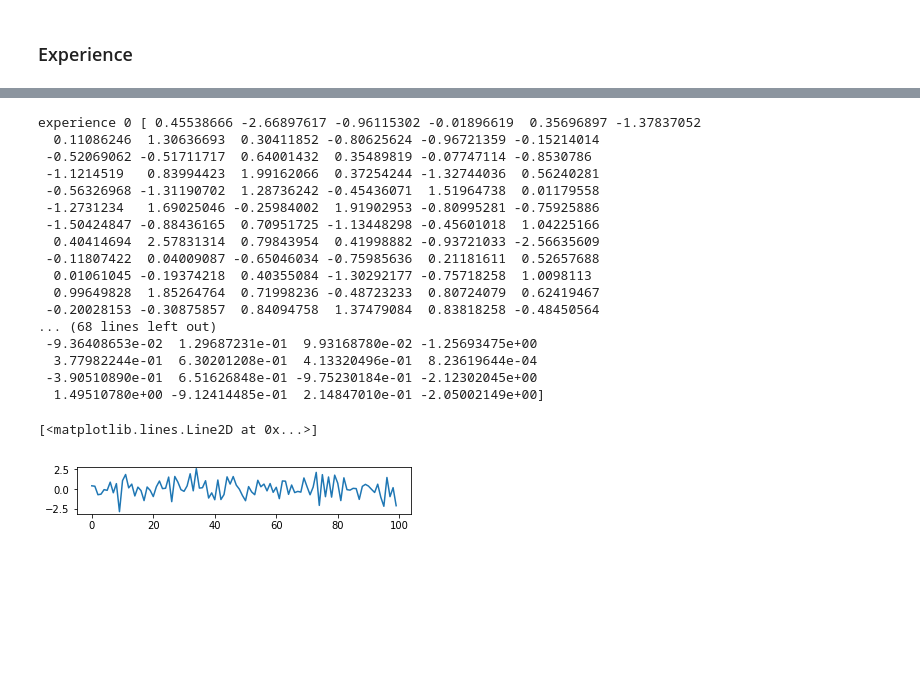
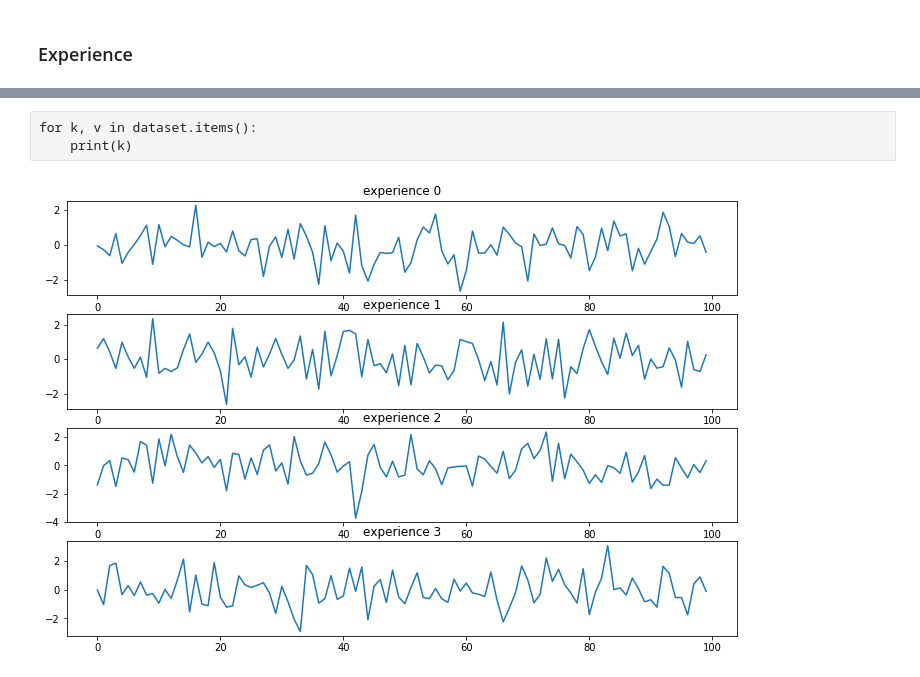
Before and after one commit to FatimaMoqran/Numpy-and-Visualisation, a Jupyter notebook: Visualisation.ipynb, the cells around one changed output, grey strips where cells are left out. Drawn from its saved outputs; the diff is of its cells as text; code cells hidden in the pictures; blank space fills up the shorter version.

```diff
--- a/Visualisation.ipynb
+++ b/Visualisation.ipynb
@@ -111,30 +112,13 @@ dataset
-# %%
-for k, v in dataset.items():
-    print(k,v)
-# %% [output]
-experience 0 [ 0.45538666 -2.66897617 -0.96115302 -0.01896619  0.35696897 -1.37837052
-  0.11086246  1.30636693  0.30411852 -0.80625624 -0.96721359 -0.15214014
- -0.52069062 -0.51711717  0.64001432  0.35489819 -0.07747114 -0.8530786
- -1.1214519   0.83994423  1.99162066  0.37254244 -1.32744036  0.56240281
- -0.56326968 -1.31190702  1.28736242 -0.45436071  1.51964738  0.01179558
- -1.2731234   1.69025046 -0.25984002  1.91902953 -0.80995281 -0.75925886
- -1.50424847 -0.88436165  0.70951725 -1.13448298 -0.45601018  1.04225166
-  0.40414694  2.57831314  0.79843954  0.41998882 -0.93721033 -2.56635609
- -0.11807422  0.04009087 -0.65046034 -0.75985636  0.21181611  0.52657688
-  0.01061045 -0.19374218  0.40355084 -1.30292177 -0.75718258  1.0098113
-  0.99649828  1.85264764  0.71998236 -0.48723233  0.80724079  0.62419467
- -0.20028153 -0.30875857  0.84094758  1.37479084  0.83818258 -0.48450564
-... (68 lines left out)
- -9.36408653e-02  1.29687231e-01  9.93168780e-02 -1.25693475e+00
-  3.77982244e-01  6.30201208e-01  4.13320496e-01  8.23619644e-04
- -3.90510890e-01  6.51626848e-01 -9.75230184e-01 -2.12302045e+00
-  1.49510780e+00 -9.12414485e-01  2.14847010e-01 -2.05002149e+00]
-# %%
-
-plt.figure()
-plt.subplot(4,1,1)
-plt.plot(v)
-plt.
-# %% [output]
-[<matplotlib.lines.Line2D at 0x...>]
-[figure, removed]
+# %% [raw]
+for k, v in dataset.items():
+    print(k)
+# %%
+n = len(dataset)
+plt.figure(figsize = (12,8))
+for k,i in zip(dataset.keys(),range(1,n+1)):
+    plt.subplot(n,1,i)
+    plt.plot(dataset[k])
+    plt.title(k)
+plt.show()
+# %% [output]
+[figure, added]
```
Also changed, not shown: parts of 3 cells of this notebook.
